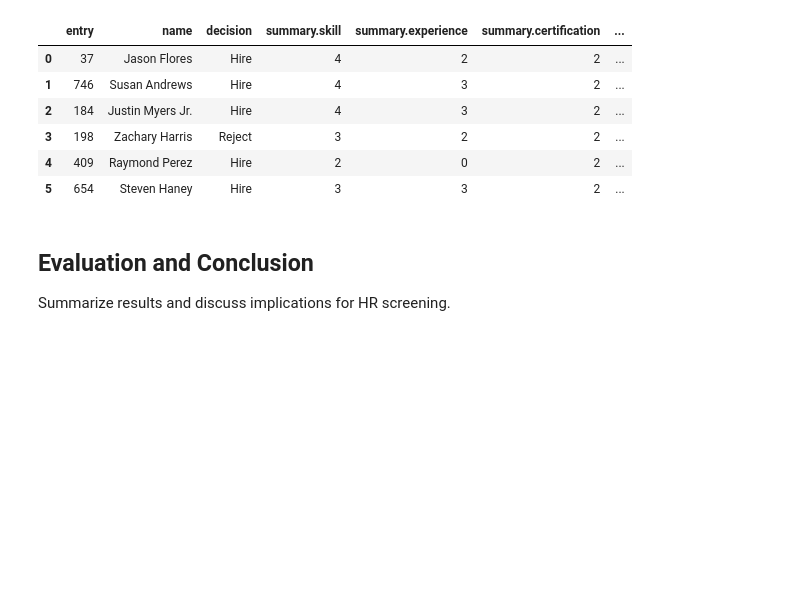
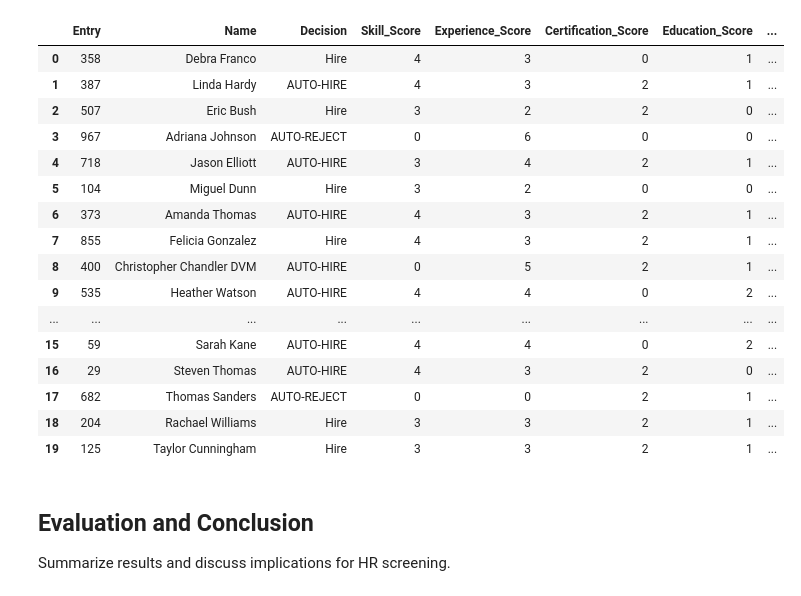
Before and after one commit to hanifnurfai/HireScope, a Jupyter notebook: HireScope_GranitePipeline.ipynb, the cells around one changed output. Cells and saved outputs as stored; diff of their text form; code cells hidden in the pictures; blank space fills up the shorter version.

````diff
--- a/HireScope_GranitePipeline.ipynb
+++ b/HireScope_GranitePipeline.ipynb
@@ -266,25 +289,29 @@ print(response)
-# %%
-import json
-try:
-    # Remove markdown code block formatting if present
-    json_str = response.replace('```json', '').replace('```', '').strip()
-    json_out = json.loads(json_str)
-except json.JSONDecodeError as e:
-    print(f"Failed to parse JSON: {str(e)}")
-except Exception as e:
-    print(f"Unexpected error: {str(e)}")
-
-granite_decison = pd.json_normalize(json_out["candidate"])
-
-granite_decison
-# %% [output]
-|  | entry | name | decision | summary.skill | summary.experience | summary.certification | ... |
-| 0 | 37 | Jason Flores | Hire | 4 | 2 | 2 | ... |
-| 1 | 746 | Susan Andrews | Hire | 4 | 3 | 2 | ... |
-| 2 | 184 | Justin Myers Jr. | Hire | 4 | 3 | 2 | ... |
-| 3 | 198 | Zachary Harris | Reject | 3 | 2 | 2 | ... |
-| 4 | 409 | Raymond Perez | Hire | 2 | 0 | 2 | ... |
-| 5 | 654 | Steven Haney | Hire | 3 | 3 | 2 | ... |
+# %%
+# Melakukan ekstrasi dari response LLM ke csv
+granite_decision = pd.read_csv(
+    strIO(response)
+)
+
+# Mencetak hasil ekstraksi
+granite_decision
+# %% [output]
+|  | Entry | Name | Decision | Skill_Score | Experience_Score | Certification_Score | Education_Score | ... |
+| 0 | 358 | Debra Franco | Hire | 4 | 3 | 0 | 1 | ... |
+| 1 | 387 | Linda Hardy | AUTO-HIRE | 4 | 3 | 2 | 1 | ... |
+| 2 | 507 | Eric Bush | Hire | 3 | 2 | 2 | 0 | ... |
+| 3 | 967 | Adriana Johnson | AUTO-REJECT | 0 | 6 | 0 | 0 | ... |
+| 4 | 718 | Jason Elliott | AUTO-HIRE | 3 | 4 | 2 | 1 | ... |
+| 5 | 104 | Miguel Dunn | Hire | 3 | 2 | 0 | 0 | ... |
+| 6 | 373 | Amanda Thomas | AUTO-HIRE | 4 | 3 | 2 | 1 | ... |
+| 7 | 855 | Felicia Gonzalez | Hire | 4 | 3 | 2 | 1 | ... |
+| 8 | 400 | Christopher Chandler DVM | AUTO-HIRE | 0 | 5 | 2 | 1 | ... |
+| 9 | 535 | Heather Watson | AUTO-HIRE | 4 | 4 | 0 | 2 | ... |
+| ... | ... | ... | ... | ... | ... | ... | ... | ... |
+| 15 | 59 | Sarah Kane | AUTO-HIRE | 4 | 4 | 0 | 2 | ... |
+| 16 | 29 | Steven Thomas | AUTO-HIRE | 4 | 3 | 2 | 0 | ... |
+| 17 | 682 | Thomas Sanders | AUTO-REJECT | 0 | 0 | 2 | 1 | ... |
+| 18 | 204 | Rachael Williams | Hire | 3 | 3 | 2 | 1 | ... |
+| 19 | 125 | Taylor Cunningham | Hire | 3 | 3 | 2 | 1 | ... |
 # %% [markdown]
 ## Evaluation and Conclusion
 
````
Also changed, not shown: parts of 19 cells of this notebook.
